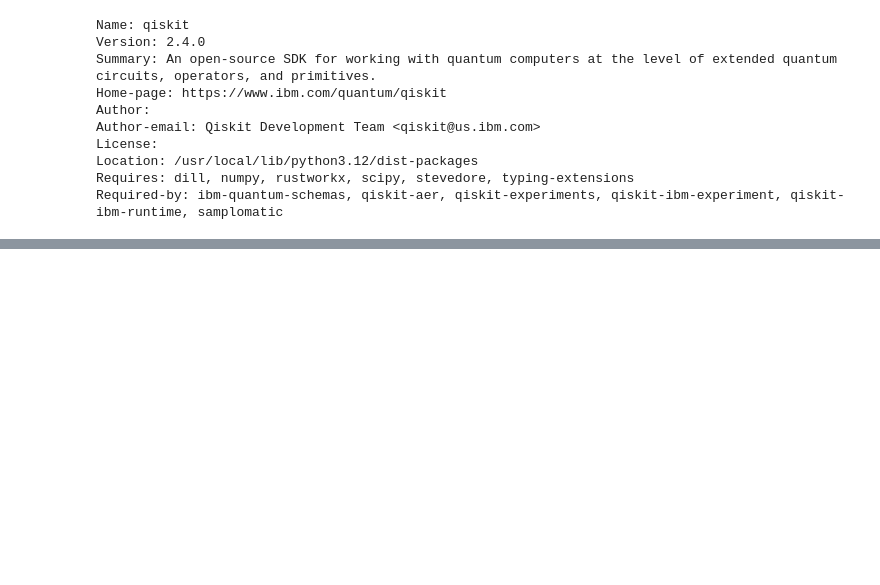
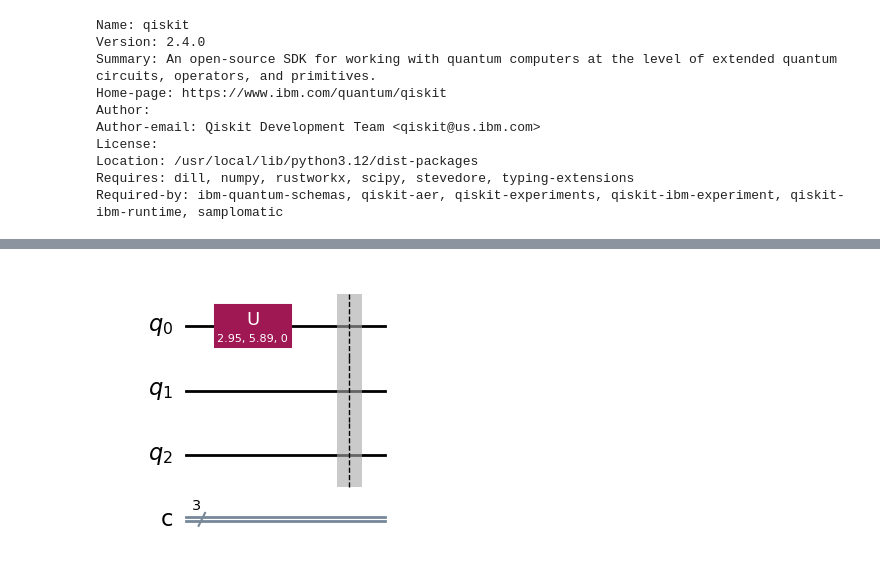
Before and after one commit to LikithaTummapudi/Quantum-Teleportation-Simulator, a Jupyter notebook: Practice.ipynb, the cells around one changed output, grey strips where cells are left out. Drawn from its saved outputs; the diff is of its cells as text; code cells hidden in the pictures; blank space fills up the shorter version.

```diff
--- a/Practice.ipynb
+++ b/Practice.ipynb
@@ -24,0 +34,10 @@ Required-by: ibm-quantum-schemas, qiskit-aer, qiskit-experiments, qiskit-ibm-exp
+# %%
+#creating unkown quantum state using u gate
+theta = np.random.uniform(0.0, 1.0) * np.pi  # from 0 to pi
+varphi = np.random.uniform(0.0, 2.0) * np.pi  # from 0 to 2*pi
+
+qc.u(theta,varphi,0.0,0)
+qc.barrier()
+qc.draw(output="mpl")
+# %% [output]
+[figure, added]
```
Also changed, not shown: parts of 3 cells of this notebook.
